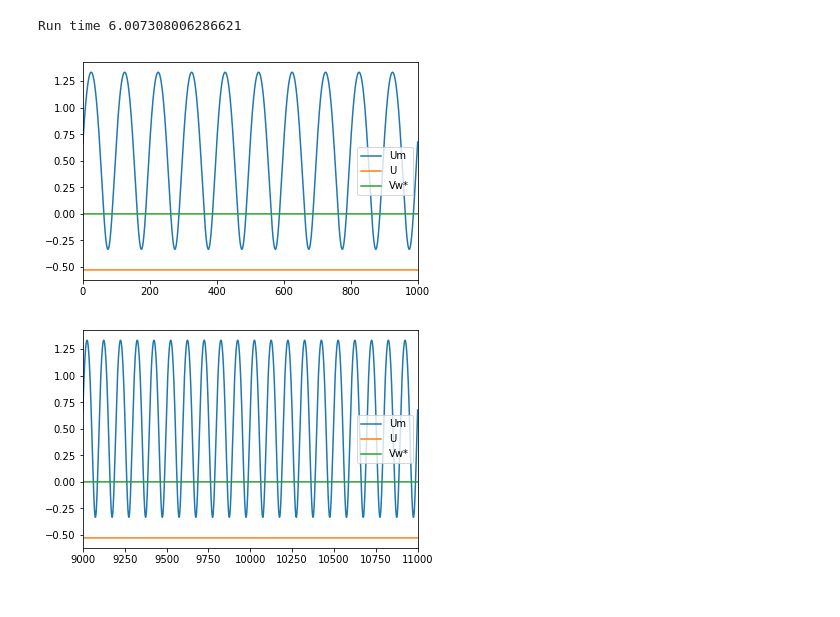
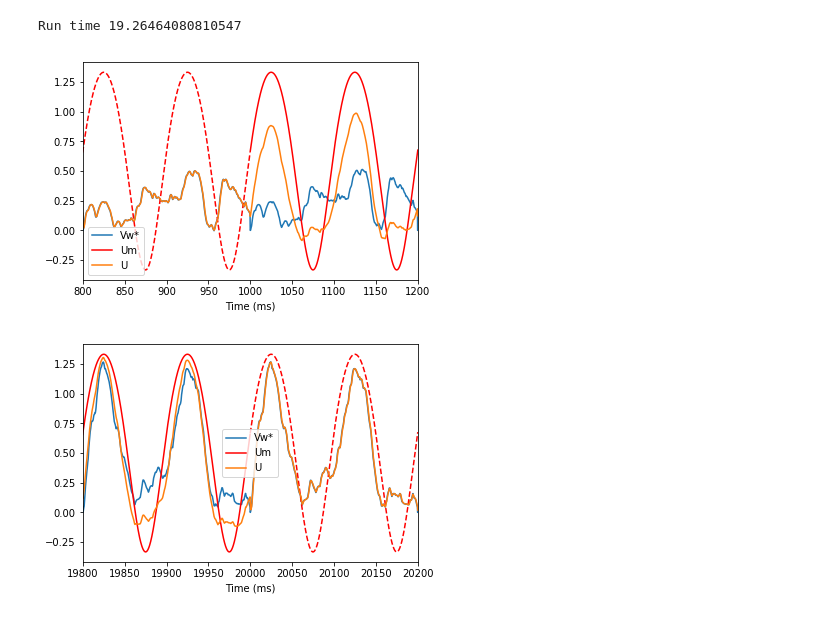
Before and after one commit to pchumphreys/Neural, a Jupyter notebook: Neuroscience/DeepNet.ipynb, the cells around one changed output. Drawn from its saved outputs; the diff is of its cells as text; code cells hidden in the pictures.

```diff
--- a/Neuroscience/DeepNet.ipynb
+++ b/Neuroscience/DeepNet.ipynb
@@ -171,7 +228,7 @@ sess = tf.InteractiveSession()
 # Set up simulation
 dt = 0.2
 
-# Define initial dendritic inputs
+# Define dendritic inputs
 rate_dendritic_inputs = 0.01
 number_inputs_to_dendrite = 200
 noise_duration = 200
@@ -187,7 +244,8 @@ for i,d in enumerate(dendritic_input_spikes):
     V_spike = V_spike * (1 - dt / tau_l) + (dt/tau_l) * I_spike
     V_spikes[i] = V_spike
 dendritic_input_psp = tf.constant(V_spikes,dtype=tf.float32)
-noise_ind = lambda ctr : tf.mod(ctr,tf.constant(dendritic_input_firing.get_shape().as_list()[0]))
+
+noise_ind = lambda ctr : tf.mod(ctr,tf.constant(dendritic_input_psp.get_shape().as_list()[0]))
 
 # Define nudging noise
 current_time = 22000
@@ -214,4 +272,4 @@ input_updates = lambda ctr : tf.group(*[dendritic_inputs.assign(dendritic_input_
                             nudging_g_e.assign(g_e_t[ctr]),
                             nudging_g_i.assign(g_i_t[ctr])])
 
-output = neuron_layer(layer_size,dendritic_inputs,nudging_input = (nudging_g_e,nudging_g_i),record_Vw=True)
+neurons = neuron_layer(layer_size,dendritic_inputs,nudging_input = (nudging_g_e,nudging_g_i),record_Vw=True)
@@ -234,37 +279,44 @@ time_duration = 22000 # ms
 t = np.arange(0,time_duration / dt) * dt
 
 # Variables to store
-meas_vars = [output.U,output.Vw]
-to_meas_dict = {key : tf.Variable(np.zeros([np.shape(t)[0]] + key.get_shape().as_list()),dtype=tf.identity(key).dtype) for key in meas_vars}
+meas_vars = [neurons.U,neurons.Vw]
+meas_dict = {key : tf.Variable(np.zeros([np.shape(t)[0]] + key.get_shape().as_list()),dtype=tf.identity(key).dtype) for key in meas_vars}
 
-run_op = tf.while_loop(lambda ctr : ctr < np.shape(t)[0],gen_body(to_meas_dict),[tf.constant(0)])
-
+loop_op = create_loop_op(t.shape[0],dt,neurons,input_updates,meas_dict)
 # Run
 tf.global_variables_initializer().run() # Reset all variables
 st = time.time()
-sess.run(run_op)
+i = sess.run(loop_op)
 print('Run time {0}'.format(time.time() - st))
 
 # Pull out the data
-meas_dict = {key.name.split(':')[0] : np.squeeze(np.array(item.eval())) for key,item in to_meas_dict.items()}
+results_dict = {key.name : np.squeeze(np.array(item.eval())) for key,item in meas_dict.items()}
 # %% [output]
-Run time 6.007308006286621
+Run time 19.26464080810547
-# %%
-plt.plot(t_c,Um_ref,label='Um')
-plt.plot(t,meas_dict['layer_1/U'],label='U')
-plt.plot(t,(g_d)/(g_l + g_d)*meas_dict['layer_1/Vw'],label='Vw*')
-plt.xlim([0,1000])
-plt.legend()
-plt.show()
-plt.close()
-
-plt.plot(t_c,Um_ref,label='Um')
-plt.plot(t,meas_dict['layer_1/U'],label='U')
-plt.plot(t,(g_d)/(g_l + g_d)*meas_dict['layer_1/Vw'],label='Vw*')
-plt.xlim([9000,11000])
-plt.legend()
-plt.show()
-plt.close()
-# %% [output]
-[figure, removed]
-[figure, removed]
+# %%
+plt.plot(t,(g_d)/(g_l + g_d) * results_dict[neurons.Vw.name],label='Vw*')
+t_c_ind_st = np.argmin(np.abs(t_c - start_osc))
+t_c_ind_end = np.argmin(np.abs(t_c - end_osc))
+plt.plot(t_c[:t_c_ind_st],Um_ref[:t_c_ind_st],'r--')
+plt.plot(t_c[t_c_ind_st:t_c_ind_end],Um_ref[t_c_ind_st:t_c_ind_end],'r-',label='Um')
+plt.plot(t_c[t_c_ind_end:],Um_ref[t_c_ind_end:],'r--')
+plt.plot(t,results_dict[neurons.U.name],label = 'U')
+plt.xlabel('Time (ms)')
+plt.xlim([800,1200])
+plt.legend()
+plt.show()
+plt.close()
+
+plt.plot(t,(g_d)/(g_l + g_d) * results_dict[neurons.Vw.name],label='Vw*')
+plt.plot(t_c[:t_c_ind_st],Um_ref[:t_c_ind_st],'r--')
+plt.plot(t_c[t_c_ind_st:t_c_ind_end],Um_ref[t_c_ind_st:t_c_ind_end],'r-',label='Um')
+plt.plot(t_c[t_c_ind_end:],Um_ref[t_c_ind_end:],'r--')
+plt.plot(t,results_dict[neurons.U.name],label = 'U')
+plt.xlabel('Time (ms)')
+plt.xlim([19800,20200])
+plt.legend()
+plt.show()
+plt.close()
+# %% [output]
+[figure, added]
+[figure, added]
```
Also changed, not shown: parts of 3 cells of this notebook.
